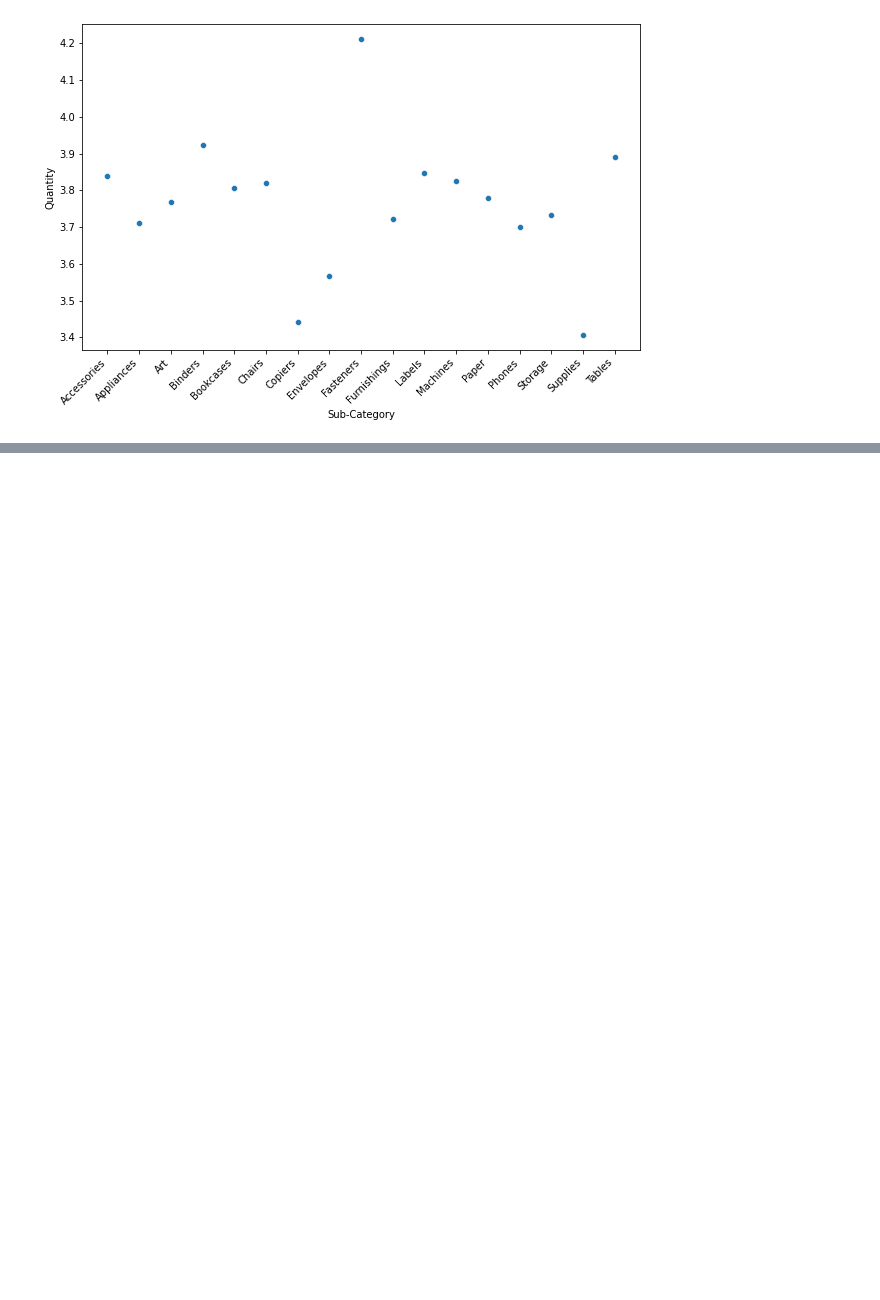
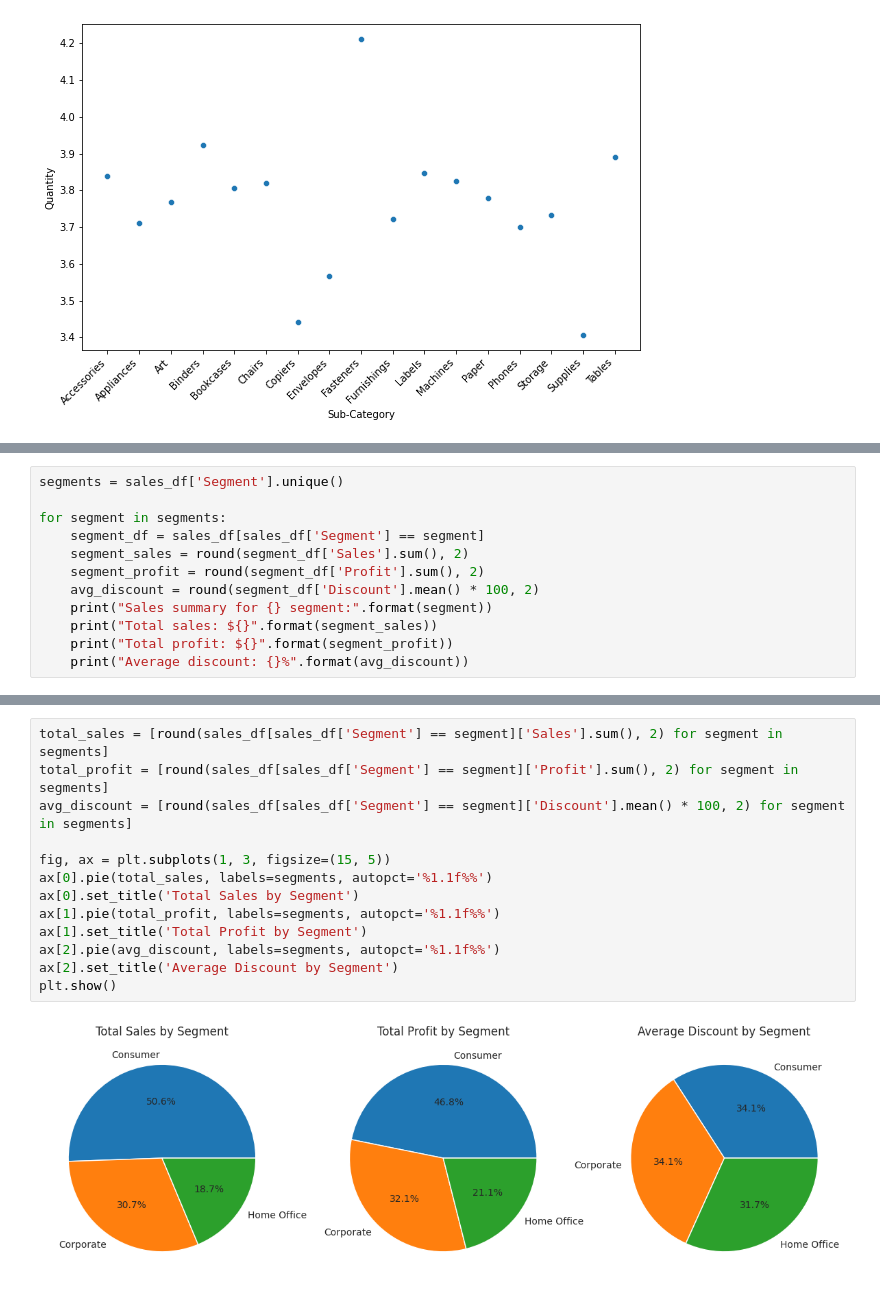
Before and after one commit to chrimeade/UCDPA_chrismeade, a Jupyter notebook: superstore_dataset.ipynb, the cells around one changed output, grey strips where cells are left out. Saved outputs shown, nothing was run; the diff lists cells and outputs as text; blank space fills up the shorter version.

```diff
--- a/superstore_dataset.ipynb
+++ b/superstore_dataset.ipynb
@@ -376,0 +405,12 @@ West Virginia: 1209.82
+# %%
+segments = sales_df['Segment'].unique()
+
+for segment in segments:
+    segment_df = sales_df[sales_df['Segment'] == segment]
+    segment_sales = round(segment_df['Sales'].sum(), 2)
+    segment_profit = round(segment_df['Profit'].sum(), 2)
+    avg_discount = round(segment_df['Discount'].mean() * 100, 2)
+    print("Sales summary for {} segment:".format(segment))
+    print("Total sales: ${}".format(segment_sales))
+    print("Total profit: ${}".format(segment_profit))
+    print("Average discount: {}%".format(avg_discount))
@@ -376,0 +430,15 @@ West Virginia: 1209.82
+# %%
+total_sales = [round(sales_df[sales_df['Segment'] == segment]['Sales'].sum(), 2) for segment in segments]
+total_profit = [round(sales_df[sales_df['Segment'] == segment]['Profit'].sum(), 2) for segment in segments]
+avg_discount = [round(sales_df[sales_df['Segment'] == segment]['Discount'].mean() * 100, 2) for segment in segments]
+
+fig, ax = plt.subplots(1, 3, figsize=(15, 5))
+ax[0].pie(total_sales, labels=segments, autopct='%1.1f%%')
+ax[0].set_title('Total Sales by Segment')
+ax[1].pie(total_profit, labels=segments, autopct='%1.1f%%')
+ax[1].set_title('Total Profit by Segment')
+ax[2].pie(avg_discount, labels=segments, autopct='%1.1f%%')
+ax[2].set_title('Average Discount by Segment')
+plt.show()
+# %% [output]
+[figure, added]
```
Also changed, not shown: parts of 34 cells of this notebook.
